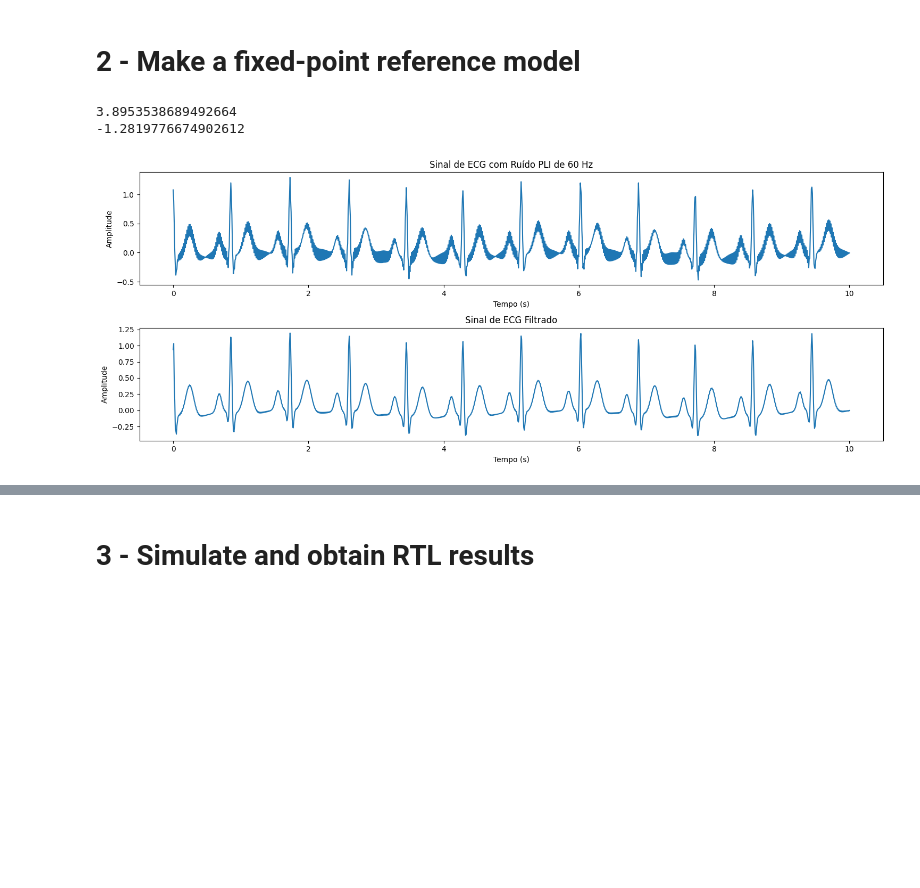
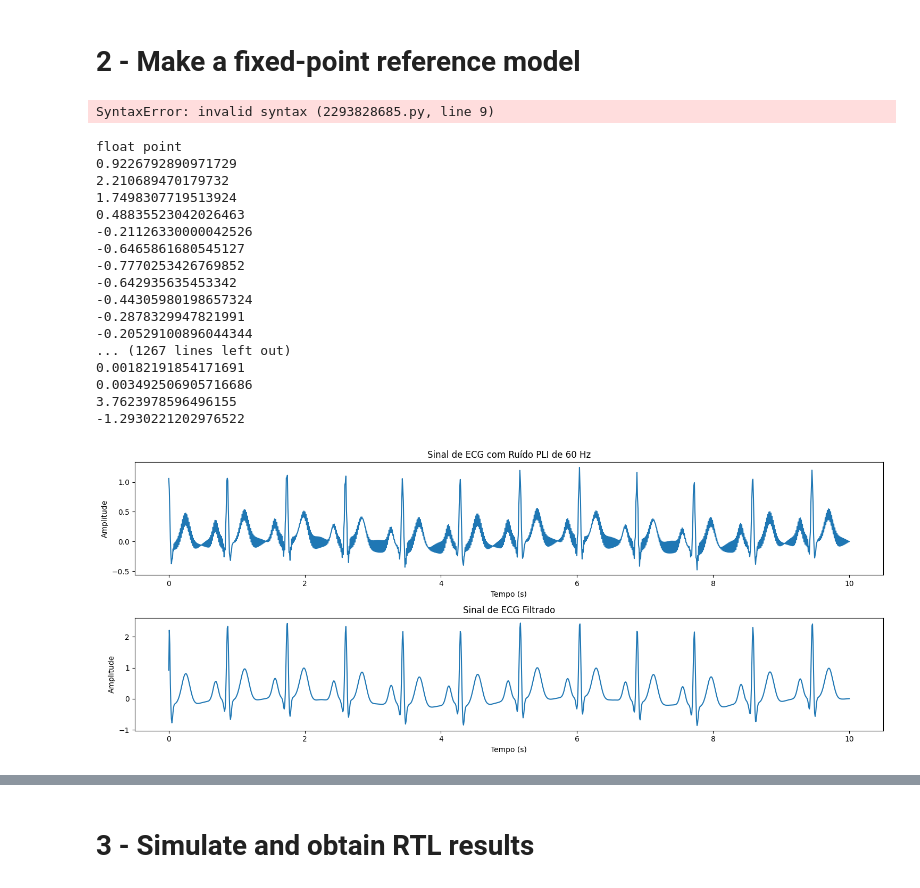
Before and after one commit to cordeiroewerton/TCC, a Jupyter notebook: Python/step_by_step.ipynb, the cells around one changed output, grey strips where cells are left out. Cells and saved outputs as stored; diff of their text form; code cells hidden in the pictures; blank space fills up the shorter version.

Commit message:
feat: fixed point filter

```diff
--- a/Python/step_by_step.ipynb
+++ b/Python/step_by_step.ipynb
@@ -92,10 +92,20 @@ np.savetxt('signal_art.txt', ecg_aux, fmt='%d')
 # 2 - Make a fixed-point reference model
 # %%
 # Aplicar o filtro IIR manualmente
-def iir_filter(b, a, x):
-    y = np.zeros_like(x, dtype = np.float64)
+def iir_filter(b, a, x, is_int,):
+    if(is_int):
+        y = np.zeros_like(x, dtype = int)
+        aux1 = np.zeros_like(x, dtype = int)
+        aux2 = np.zeros_like(x, dtype = int)
+
+    else:
+        y = np.zeros_like(x, dtype = np.float64)
+        aux1 = np.zeros_like(x, dtype = np.float64)
+        aux2 = np.zeros_like(x, dtype = np.float64)
+
     max = int(0)
     min = int(0)
+    print("float point")
     for n in range(len(x)):
         # Parte do numerador
         for i in range(len(b)):
@@ -103,12 +113,16 @@ def iir_filter(b, a, x):
                 y[n] += b[i] * x[n - i]
                 if(y[n] >= max): max = y[n]
                 if(y[n] <= min): min = y[n]
+        if(is_int): y[n] = y[n] * (2**2)
         # Parte do denominador (ignorando a[0] = 1)
         for j in range(1, len(a)):
             if n - j >= 0:
-                y[n] -= a[j] * y[n - j]
+                y[n] -= (a[j] * y[n - j])/(2**2)
                 if(y[n] >= max): max = y[n]
                 if(y[n] <= min): min = y[n]
+        print(y[n])
+        #if(is_int):y[n] = (aux1*(2**2)) - aux2[n]
+        #else: y[n] = aux1[n] - aux2[n]
     print(max)
     print(min)
     return y
@@ -115,26 +155,55 @@ def iir_filter(b, a, x):
+# %%
+def iir_filter_fix(b, a, x):
+    mem_b = np.zeros_like(b)
+    mem_a = np.zeros_like(a)
+    y = np.zeros_like(x)
+    for n in range(len(x)):
+        mem_b[0] = x[n]
+        for i in range(len(b)):
+            mem_b[i] = mem_b[i-1]
+        result_auxb =
+        for j in range(len(a)):
+            mem_a[0] =
+# %% [output]
+SyntaxError: invalid syntax (2293828685.py, line 9)
 # %%
 # Teste do filtro em ponto flutuante
-y = iir_filter(b, a, ecg_with_noise)
+y = iir_filter(b, a, ecg_with_noise, 0)
 t = np.linspace(0, duration, int(sampling_rate * duration))
 # Plotar o sinal de ECG original e o sinal com ruído
 plt.figure(figsize=(15, 6))
 
 plt.subplot(2, 1, 1)
 plt.plot(t, ecg_with_noise)
 plt.title("Sinal de ECG com Ruído PLI de 60 Hz")
 plt.xlabel("Tempo (s)")
 plt.ylabel("Amplitude")
 
 plt.subplot(2, 1, 2)
 plt.plot(t, y)
 plt.title("Sinal de ECG Filtrado")
 plt.xlabel("Tempo (s)")
 plt.ylabel("Amplitude")
 
 plt.tight_layout()
 plt.show()
 # %% [output]
-3.8953538689492664
--1.2819776674902612
+float point
+0.9226792890971729
+2.210689470179732
+1.7498307719513924
+0.48835523042026463
+-0.21126330000042526
+-0.6465861680545127
+-0.7770253426769852
+-0.642935635453342
+-0.44305980198657324
+-0.2878329947821991
+-0.20529100896044344
+... (1267 lines left out)
+0.00182191854171691
+0.003492506905716686
+3.7623978596496155
+-1.2930221202976522
-[figure, old version]
+[figure, new version]
 # %%
```
Also changed, not shown: parts of 10 cells of this notebook, 1 other file.
